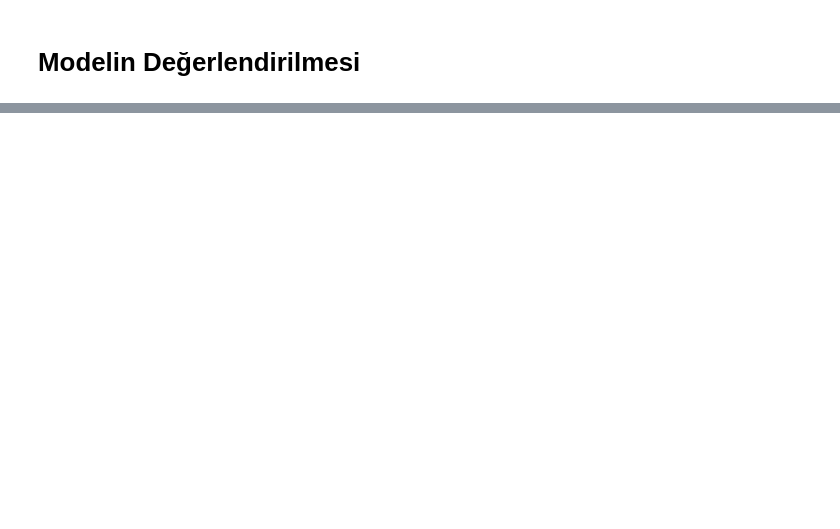
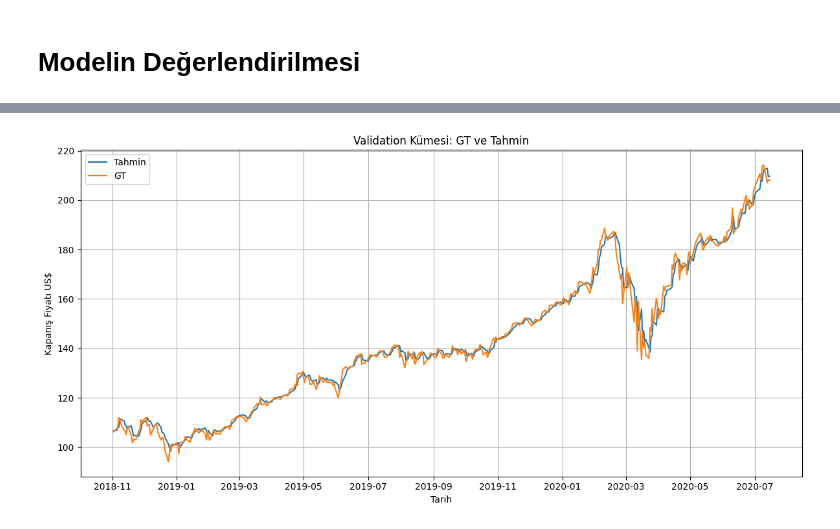
Before and after one commit to kaanrkaraman/lstm-stock-price-predictor, a Jupyter notebook: lstm-stock-price-predictor.ipynb, the cells around one changed output, grey strips where cells are left out. Saved outputs shown, nothing was run; the diff lists cells and outputs as text; code cells hidden in the pictures; blank space fills up the shorter version.

```diff
--- a/lstm-stock-price-predictor.ipynb
+++ b/lstm-stock-price-predictor.ipynb
@@ -312,36 +438,25 @@ plt.show()
-# %%
-def evaluate_predictions(y_true, y_pred, name):
-    mae = mean_absolute_error(y_true, y_pred)
-    print(f"{name} MAE:  {mae:.4f}")
-    return mae
-
-evaluate_predictions(y_train_real, train_preds_real, name="Train")
-evaluate_predictions(y_val_real, val_preds_real, name="Val")
-test_mae = evaluate_predictions(y_test_real, test_preds_real, name="Test")
-
-wandb.log({
-    "test_mae": test_mae,
-})
-
-wandb.finish()
 # %%
 model.eval()
 
 X_val_tensor_device = X_val_tensor.to(device)
 
 with torch.no_grad():
     val_preds = model(X_val_tensor_device).cpu().squeeze().numpy()
+
+val_metrics = evaluate_predictions(y_val_real, val_preds_real, name="Val")
 
 plt.figure(figsize=(12, 6))
 plt.plot(dates_val, val_preds_real, label="Tahmin")
 plt.plot(dates_val, y_val_real, label="GT")
 plt.xlabel("Tarih")
 plt.ylabel("Kapanış Fiyatı US$")
 plt.title("Validation Kümesi: GT ve Tahmin")
 plt.legend()
 plt.grid(True)
 plt.tight_layout()
 plt.show()
+# %% [output]
+[figure, added]
 # %%
 model.eval()
 
```
Also changed, not shown: parts of 16 cells of this notebook.
